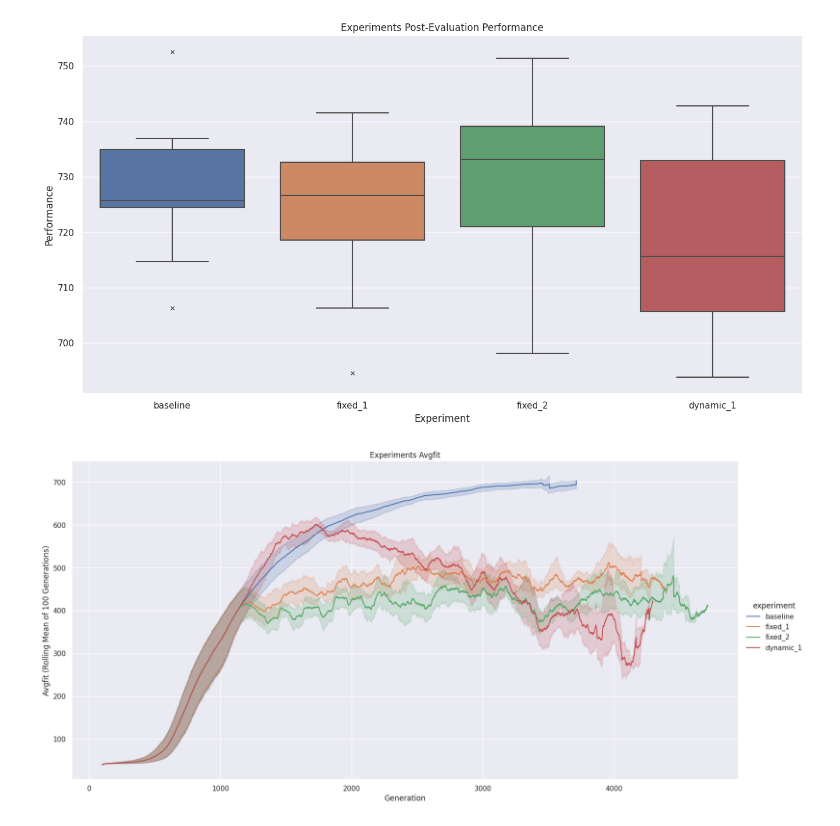
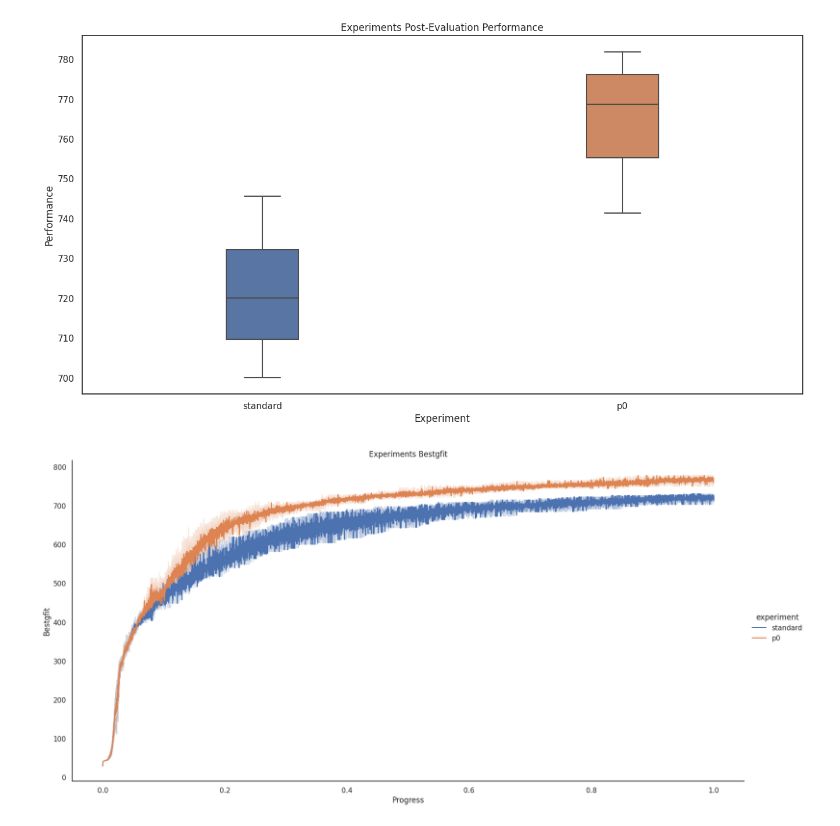
Before and after one commit to curriculum-guys/data-analysis, a Jupyter notebook: analysis/performance.ipynb, the cells around one changed output. Drawn from its saved outputs; the diff is of its cells as text; code cells hidden in the pictures.

Commit message:
Preparing graphs for WCCI

```diff
--- a/analysis/performance.ipynb
+++ b/analysis/performance.ipynb
@@ -3,59 +3,61 @@ import pandas as pd
 import numpy as np
 
 seeds = [f's{i}' for i in range(1, 11)]
-experiments = ['baseline', 'fixed_1', 'fixed_2', 'dynamic_1']
-tests_score = {}
-run_stats = {}
+experiments = ['standard', 'p0']
+tests = {}
+stats = {}
+
+base_dir = '../../datalake/wcci'
 
 for experiment in experiments:
-    tests_data = f'../../datalake/data_{experiment}/data/xdpole/runstats'
-    tests_score[experiment] = []
-    run_stats[experiment] = []
+    experiment_dir = f'{base_dir}/{experiment}/data/xdpole/runstats'
+    tests[experiment] = []
+    stats[experiment] = {}
     for seed in seeds:
-        test = pd.read_csv(f'{tests_data}/{seed}_test.csv')
-        tests_score[experiment].append(test.score[0])
+        seed_test = pd.read_csv(f'{experiment_dir}/{seed}_test.csv')
+        tests[experiment].append(seed_test.score[0])
 
-        stats = pd.read_csv(f'{tests_data}/{seed}_run.csv')
-        run_stats[experiment].append(stats.avgfit)
+        seed_stats = pd.read_csv(f'{experiment_dir}/{seed}_run.csv')
+        stats[experiment][seed] = seed_stats
 # %%
 import matplotlib.pyplot as plt
 import seaborn as sns
 sns.set_theme()
-sns.set(rc={'figure.figsize':(16,8)})
+sns.set(rc={'figure.figsize':(16,8)}, style='white')
 
 
-df = pd.DataFrame(tests_score)
-sns.boxplot(df, flierprops={"marker": "x"})
+df = pd.DataFrame(tests)
+sns.boxplot(df, flierprops={"marker": "x"}, width=0.2)
 plt.title("Experiments Post-Evaluation Performance")
 plt.ylabel("Performance")
 plt.xlabel("Experiment")
 plt.show()
 # %% [output]
-[figure, old version]
+[figure, new version]
 # %%
 mean_stats = pd.DataFrame()
 
+maxmsteps = 10000
+
 for experiment in experiments:
-    experiment_df = pd.DataFrame(run_stats[experiment])
-    experiment_df = experiment_df.T
-    experiment_df.columns = seeds
+    experiment_stats = stats[experiment]
 
     seeds_df = pd.DataFrame()
     for seed in seeds:
-        rolling_mean = experiment_df[seed].rolling(100).mean()
-
-        seed_df = pd.DataFrame({'gen': [i for i in range(len(experiment_df[seed]))], 'performance': rolling_mean})
+        seed_df = experiment_stats[seed]
         seed_df['seed'] = seed
+        seed_df['progress'] = [i/maxmsteps for i in seed_df.msteps]
+        seed_df['performance'] = seed_df.bestgfit.rolling(100).mean()
 
         seeds_df = pd.concat([seeds_df, seed_df], ignore_index=True) if not seeds_df.empty else seed_df
 
     seeds_df['experiment'] = experiment
     mean_stats = pd.concat([mean_stats, seeds_df], ignore_index=True) if not mean_stats.empty else seeds_df
 
-sns.relplot(mean_stats, x='gen', y='performance', hue='experiment', kind='line', estimator='mean', height=8, aspect=2)
-plt.title("Experiments Avgfit")
-plt.ylabel("Avgfit (Rolling Mean of 100 Generations)")
-plt.xlabel("Generation")
+sns.relplot(mean_stats, x='progress', y='bestgfit', hue='experiment', kind='line', height=8, aspect=2)
+plt.title("Experiments Bestgfit")
+plt.ylabel("Bestgfit")
+plt.xlabel("Progress")
 plt.show()
 # %% [output]
-[figure, old version]
+[figure, new version]
```
Also changed, not shown: parts of 1 cell of this notebook, 2 other files.
